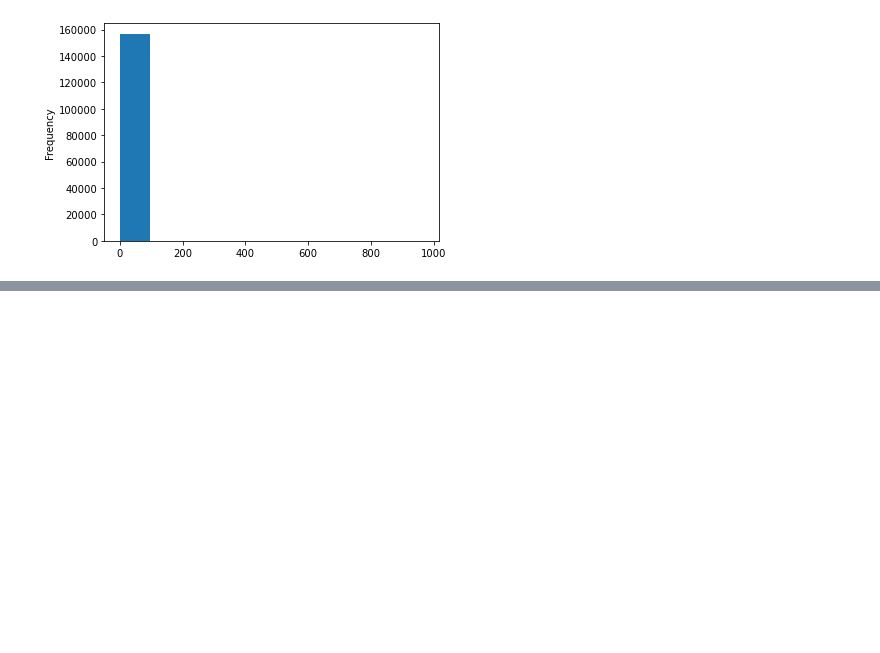
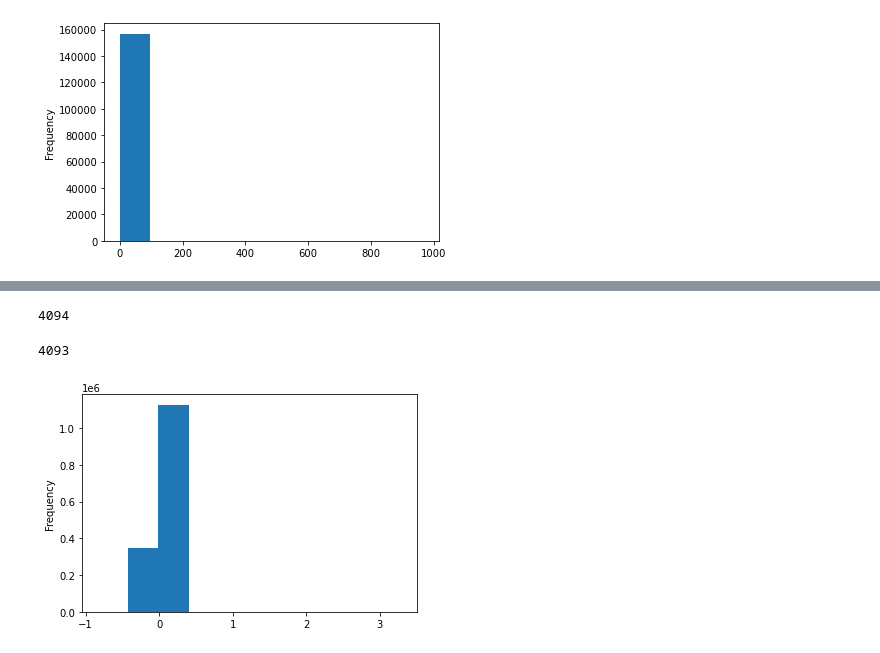
Before and after one commit to ili23/cds-sp24-millennium, a Jupyter notebook: notebooks/debt_to_equity.ipynb, the cells around one changed output, grey strips where cells are left out. Drawn from its saved outputs; the diff is of its cells as text; code cells hidden in the pictures; blank space fills up the shorter version.

Commit message:
Price returns data

```diff
--- a/notebooks/debt_to_equity.ipynb
+++ b/notebooks/debt_to_equity.ipynb
@@ -88,0 +66,3 @@ print(unequal_rows)
+# %%
+returns_df = pd.read_sql_query('SELECT date,cusip,ticker,ret,prc,askhi,bidlo FROM returns', get_data.engine)
+returns_df.head()
@@ -88,0 +76,12 @@ print(unequal_rows)
+# %%
+print(returns_df['ticker'].nunique())
+# %% [output]
+4094
+# %%
+returns_df['ret'] = pd.to_numeric(returns_df['ret'], errors='coerce')
+returns_df.dropna(subset=['ret'], inplace=True)
+returns_df['ret'].plot(kind='hist')
+print(returns_df['ticker'].nunique())
+# %% [output]
+4093
+[figure, added]
```
Also changed, not shown: parts of 10 cells of this notebook.
